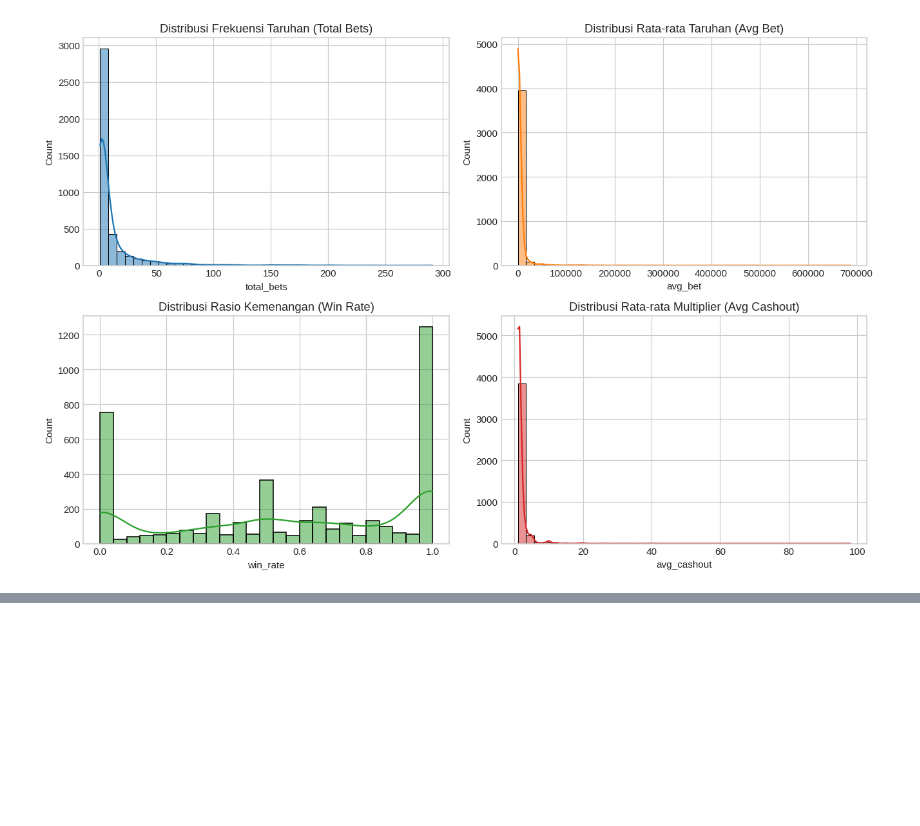
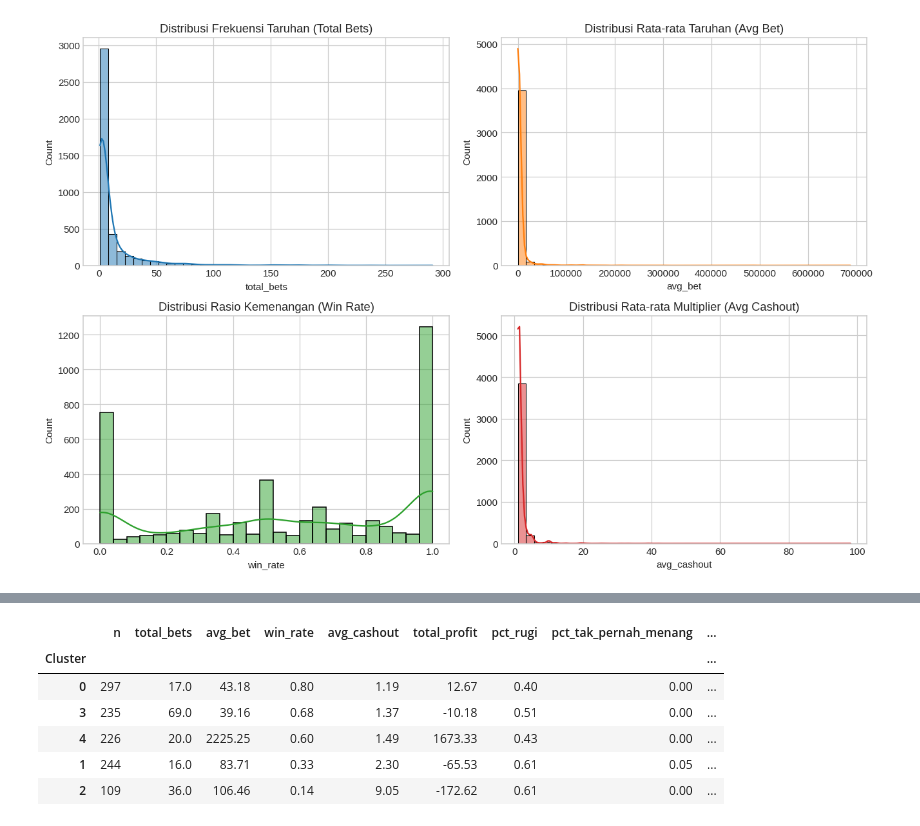
Before and after one commit to januarsyah901/PPD, a Jupyter notebook: UTS/PPD_UTS_Kelompok_4_KMeans_Clustering.ipynb, the cells around one changed output, grey strips where cells are left out. Saved outputs shown, nothing was run; the diff lists cells and outputs as text; code cells hidden in the pictures; blank space fills up the shorter version.

```diff
--- a/UTS/PPD_UTS_Kelompok_4_KMeans_Clustering.ipynb
+++ b/UTS/PPD_UTS_Kelompok_4_KMeans_Clustering.ipynb
@@ -411,0 +354,27 @@ Sesuai ketentuan penugasan CPMK2, pengerjaan dihentikan tepat pada tahap **Model
+# %%
+g = d.groupby('Cluster')
+profile = g[['total_bets', 'avg_bet', 'win_rate', 'avg_cashout', 'total_profit']].median().round(2)
+profile.insert(0, 'n', g.size())
+profile['pct_rugi'] = g['total_profit'].apply(lambda s: (s < 0).mean()).round(2)
+profile['pct_tak_pernah_menang'] = g['win_rate'].apply(lambda s: (s == 0).mean()).round(2)
+profile['mean_total_profit'] = g['total_profit'].mean().round(1)
+
+# Label deskriptif netral, diturunkan dari median (bukan hard-coded per indeks)
+labels = {}
+rest = list(profile.index)
+labels[profile['avg_bet'].idxmax()] = 'Taruhan Nominal Tinggi'; rest.remove(profile['avg_bet'].idxmax())
+hi = profile.loc[rest, 'avg_cashout'].idxmax(); labels[hi] = 'Target Cashout Tinggi'; rest.remove(hi)
+fr = profile.loc[rest, 'total_bets'].idxmax(); labels[fr] = 'Frekuensi Tinggi, Target Rendah'; rest.remove(fr)
+lo, mid = sorted(rest, key=lambda c: profile.loc[c, 'avg_cashout'])
+labels[lo] = 'Target Rendah, Win Rate Tinggi'; labels[mid] = 'Target Menengah'
+profile['label'] = profile.index.map(labels)
+d['Label'] = d['Cluster'].map(labels)
+profile.sort_values('avg_cashout')
+# %% [output]
+|  | n | total_bets | avg_bet | win_rate | avg_cashout | total_profit | pct_rugi | pct_tak_pernah_menang | ... |
+| Cluster |  |  |  |  |  |  |  |  | ... |
+| 0 | 297 | 17.0 | 43.18 | 0.80 | 1.19 | 12.67 | 0.40 | 0.00 | ... |
+| 3 | 235 | 69.0 | 39.16 | 0.68 | 1.37 | -10.18 | 0.51 | 0.00 | ... |
+| 4 | 226 | 20.0 | 2225.25 | 0.60 | 1.49 | 1673.33 | 0.43 | 0.00 | ... |
+| 1 | 244 | 16.0 | 83.71 | 0.33 | 2.30 | -65.53 | 0.61 | 0.05 | ... |
+| 2 | 109 | 36.0 | 106.46 | 0.14 | 9.05 | -172.62 | 0.61 | 0.00 | ... |
```
Also changed, not shown: parts of 33 cells of this notebook, 3 other files.
